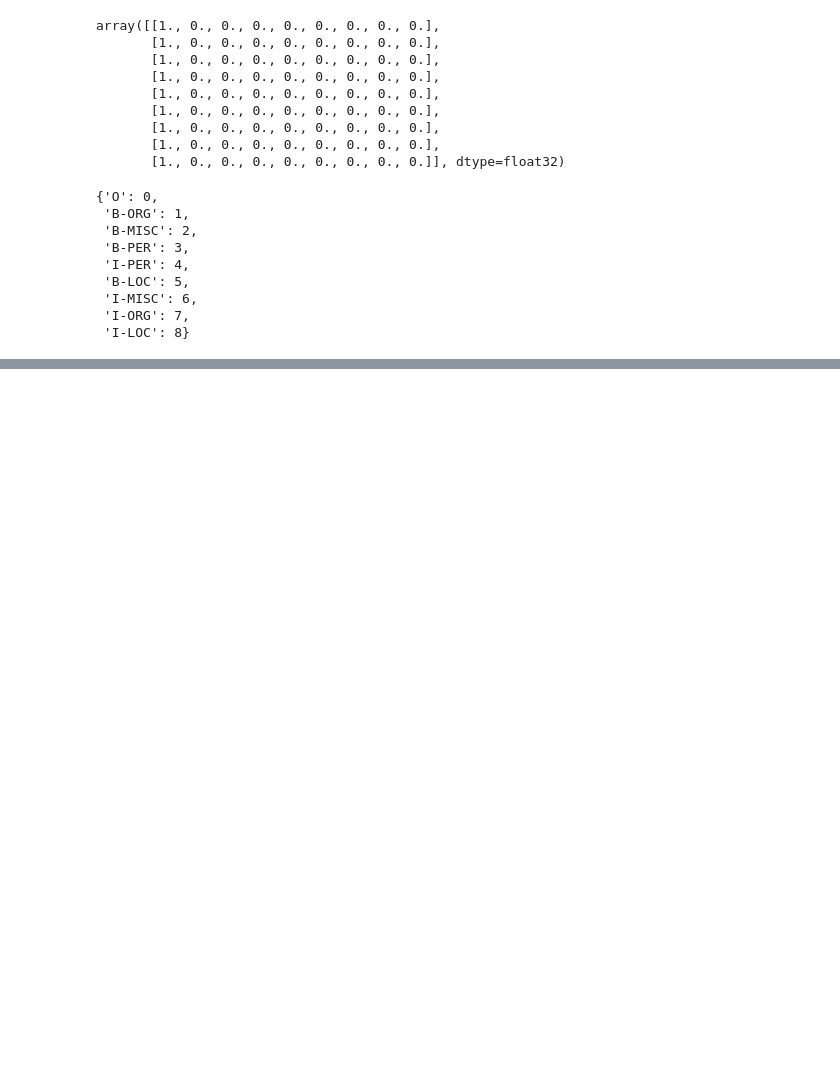
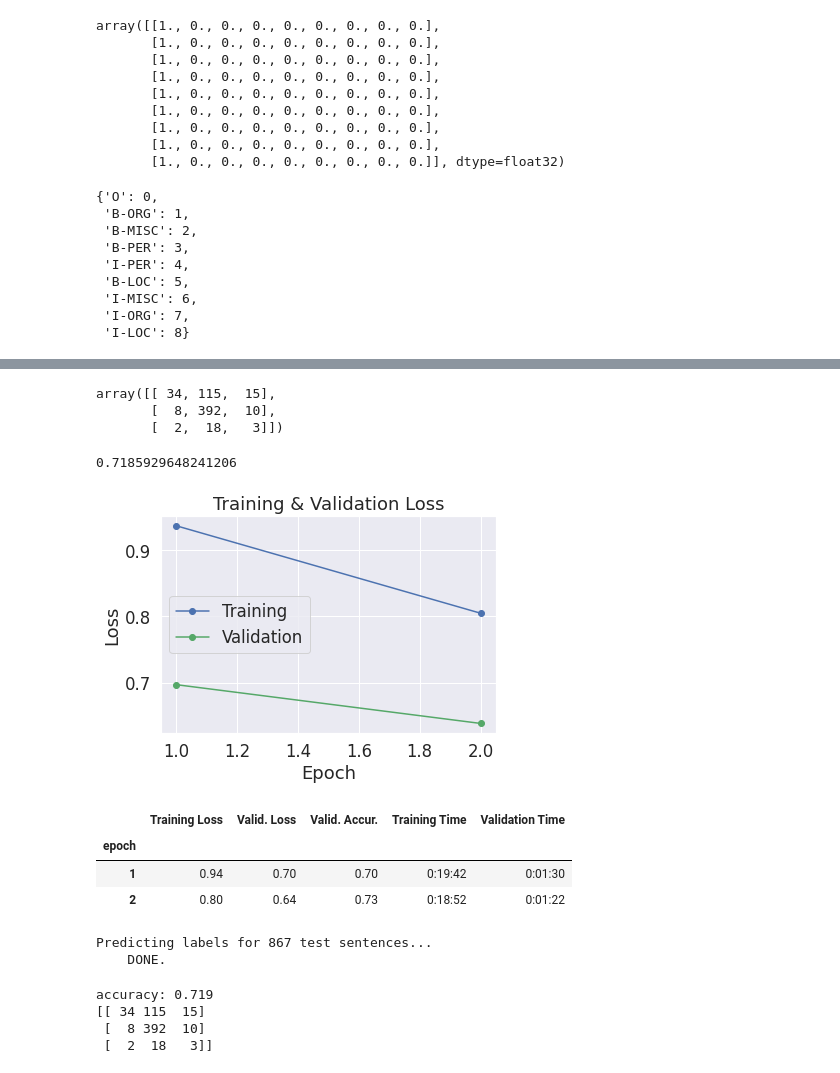
Before and after one commit to FilterBubbleErik/transformers, a Jupyter notebook: test.ipynb, the cells around one changed output, grey strips where cells are left out. Saved outputs shown, nothing was run; the diff lists cells and outputs as text; code cells hidden in the pictures; blank space fills up the shorter version.

```diff
--- a/test.ipynb
+++ b/test.ipynb
@@ -260,0 +434,21 @@ Next: text classification, see: https://mccormickml.com/2019/07/22/BERT-fine-tun
+# %%
+def get_prediction_labels(predictions):
+    prediction_labels = []
+    for i in range(len(predictions)):
+        prediction_labels.extend(np.argmax(predictions[i], axis=1).flatten())
+    return prediction_labels
+# %%
+def collapse_labels(true_labels, predictions, sentence_sources, label_values):
+    prediction_labels = get_prediction_labels(predictions)
+    true_labels_flattened = []
+    for array in true_labels:
+         true_labels_flattened.extend(array)
+    prediction_labels_collapsed = []
+    true_labels_collapsed = []
+    for i in range(0, len(sentence_sources)):
+        if i == 0 or sentence_sources[i] != sentence_sources[i-1]:
+            prediction_labels_collapsed.append(prediction_labels[i])
+            true_labels_collapsed.append(true_labels_flattened[i])
+        elif prediction_labels[i] != label_values['ANDERS']:
+            prediction_labels_collapsed[-1] = prediction_labels[i]
+    return [ true_labels_collapsed, prediction_labels_collapsed ]
@@ -260,0 +584,6 @@ Next: text classification, see: https://mccormickml.com/2019/07/22/BERT-fine-tun
+# %%
+confusion_matrix(true_labels, predicted_labels)
+# %% [output]
+array([[ 34, 115,  15],
+       [  8, 392,  10],
+       [  2,  18,   3]])
@@ -260,0 +601,33 @@ Next: text classification, see: https://mccormickml.com/2019/07/22/BERT-fine-tun
+# %%
+get_accuracy(confusion_matrix(true_labels, predicted_labels))
+# %% [output]
+0.7185929648241206
+# %%
+def training_overview(training_stats):
+    pd.set_option('precision', 2)
+    df_stats = pd.DataFrame(data=training_stats)
+    df_stats = df_stats.set_index('epoch')
+    return df_stats
+# %%
+def training_graph(df_stats):
+    sns.set(style='darkgrid')
+    sns.set(font_scale=1.5)
+    plt.rcParams["figure.figsize"] = (6,4)
+    plt.plot(df_stats['Training Loss'], 'b-o', label="Training")
+    plt.plot(df_stats['Valid. Loss'], 'g-o', label="Validation")
+    plt.title("Training & Validation Loss")
+    plt.xlabel("Epoch")
+    plt.ylabel("Loss")
+    plt.legend()
+    plt.xticks()
+    plt.show()
+# %%
+df_stats = training_overview(training_stats)
+training_graph(df_stats)
+df_stats
+# %% [output]
+[figure, added]
+|  | Training Loss | Valid. Loss | Valid. Accur. | Training Time | Validation Time |
+| epoch |  |  |  |  |  |
+| 1 | 0.94 | 0.70 | 0.70 | 0:19:42 | 0:01:30 |
+| 2 | 0.80 | 0.64 | 0.73 | 0:18:52 | 0:01:22 |
@@ -260,0 +660,5 @@ Next: text classification, see: https://mccormickml.com/2019/07/22/BERT-fine-tun
+# %%
+true_labels, predictions = process_test_data(validation_dataloader, val_dataset)
+# %% [output]
+Predicting labels for 867 test sentences...
+    DONE.
@@ -260,0 +667,9 @@ Next: text classification, see: https://mccormickml.com/2019/07/22/BERT-fine-tun
+# %%
+cm = confusion_matrix(true_labels_collapsed, predictions_collapsed)
+print(f"accuracy: {get_accuracy(cm):.3f}")
+print(cm)
+# %% [output]
+accuracy: 0.719
+[[ 34 115  15]
+ [  8 392  10]
+ [  2  18   3]]
```
Also changed, not shown: parts of 35 cells of this notebook.
